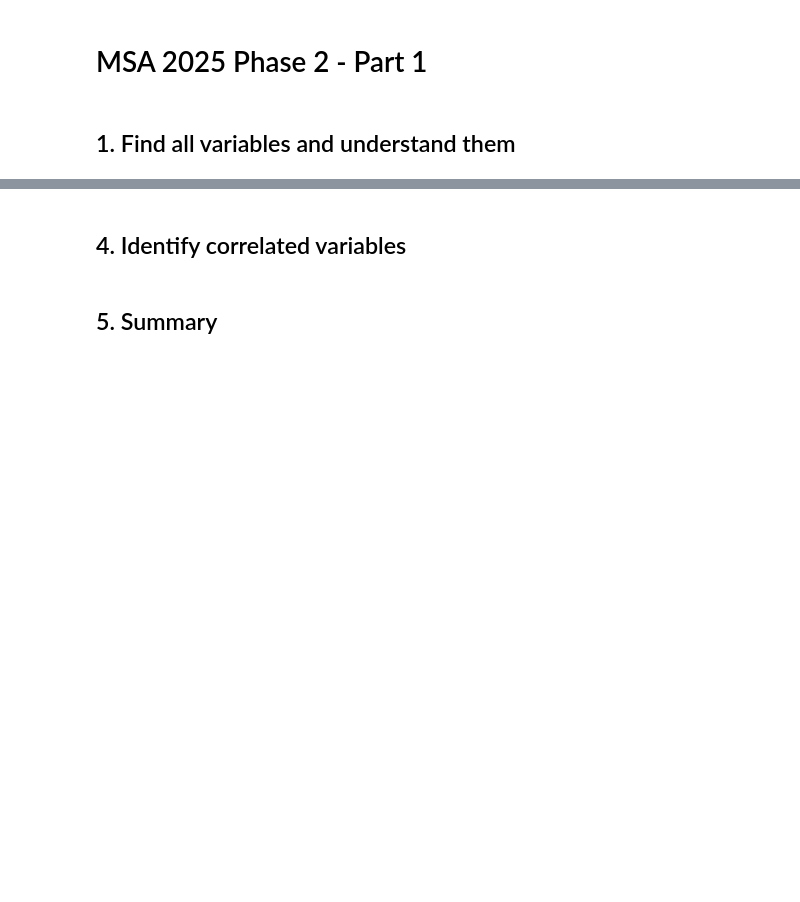
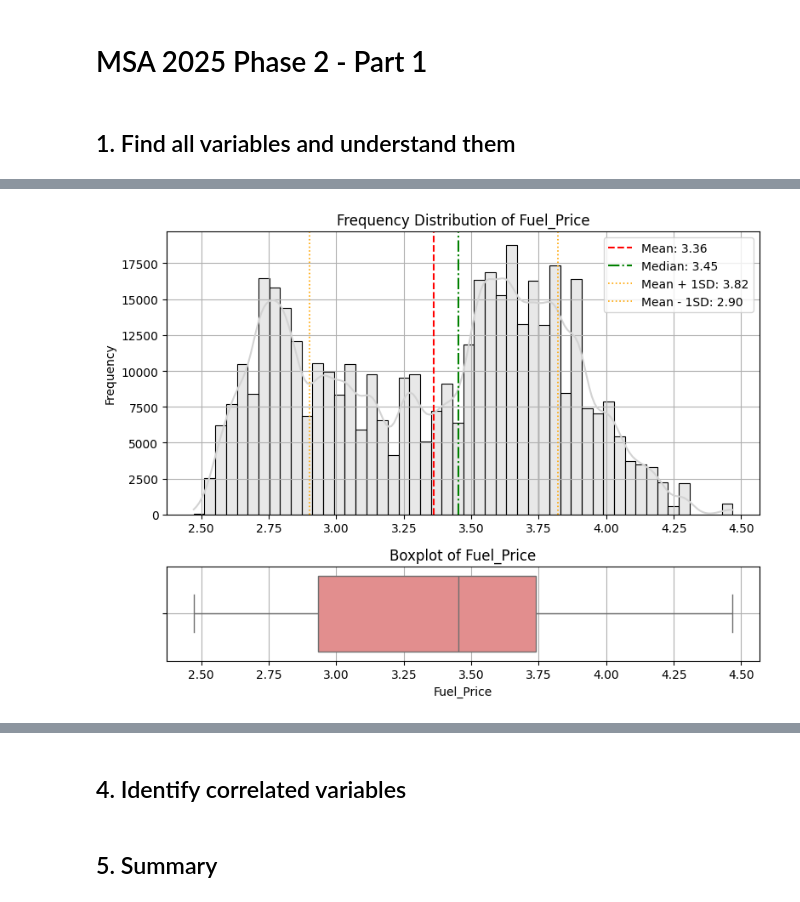
Before and after one commit to wyan170/Phase2_project, a Jupyter notebook: data-science/1. Analysis and Preprocessing/part1-submission.ipynb, the cells around one changed output, grey strips where cells are left out. Cells and saved outputs as stored; diff of their text form; code cells hidden in the pictures; blank space fills up the shorter version.

```diff
--- a/data-science/1. Analysis and Preprocessing/part1-submission.ipynb
+++ b/data-science/1. Analysis and Preprocessing/part1-submission.ipynb
@@ -18,0 +121,4 @@ print("2")
+# %%
+show_distribution_with_stats(df["Fuel_Price"])
+# %% [output]
+[figure, added]
```
Also changed, not shown: parts of 14 cells of this notebook.
